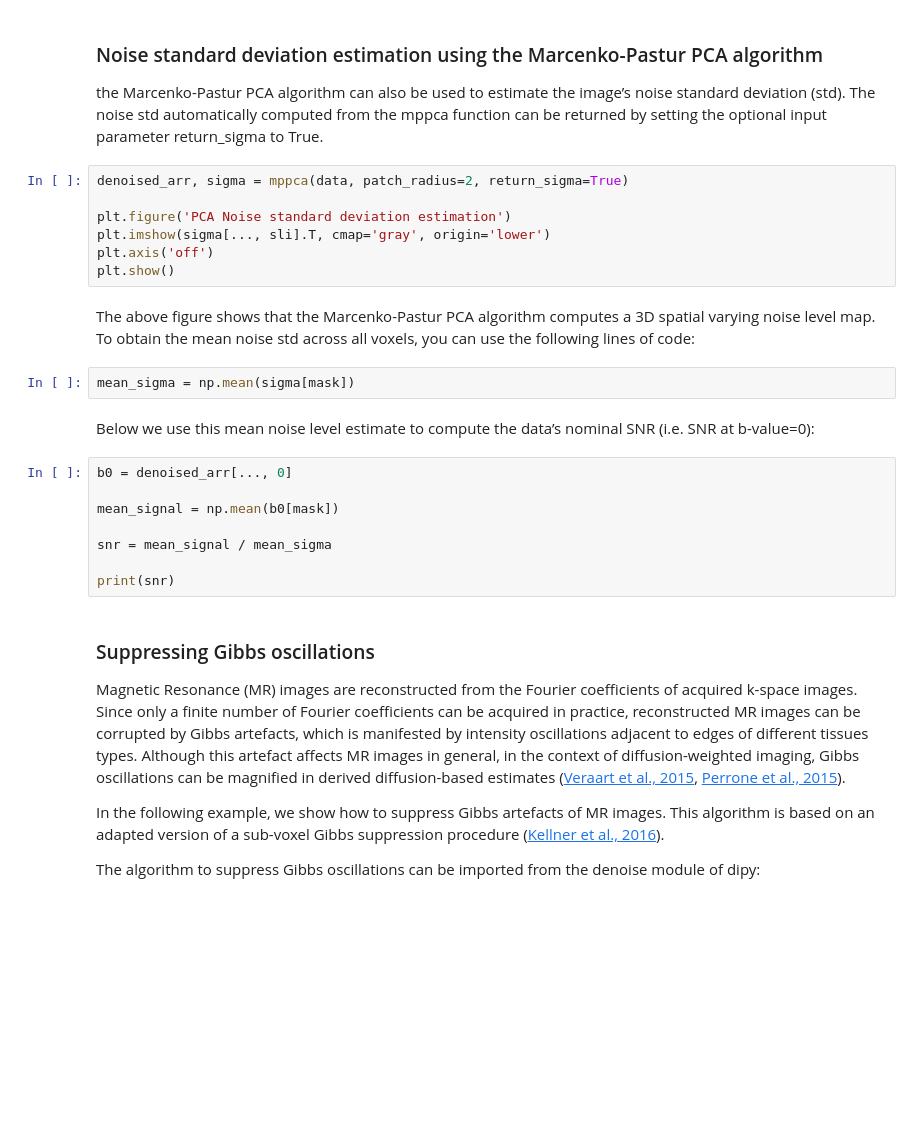
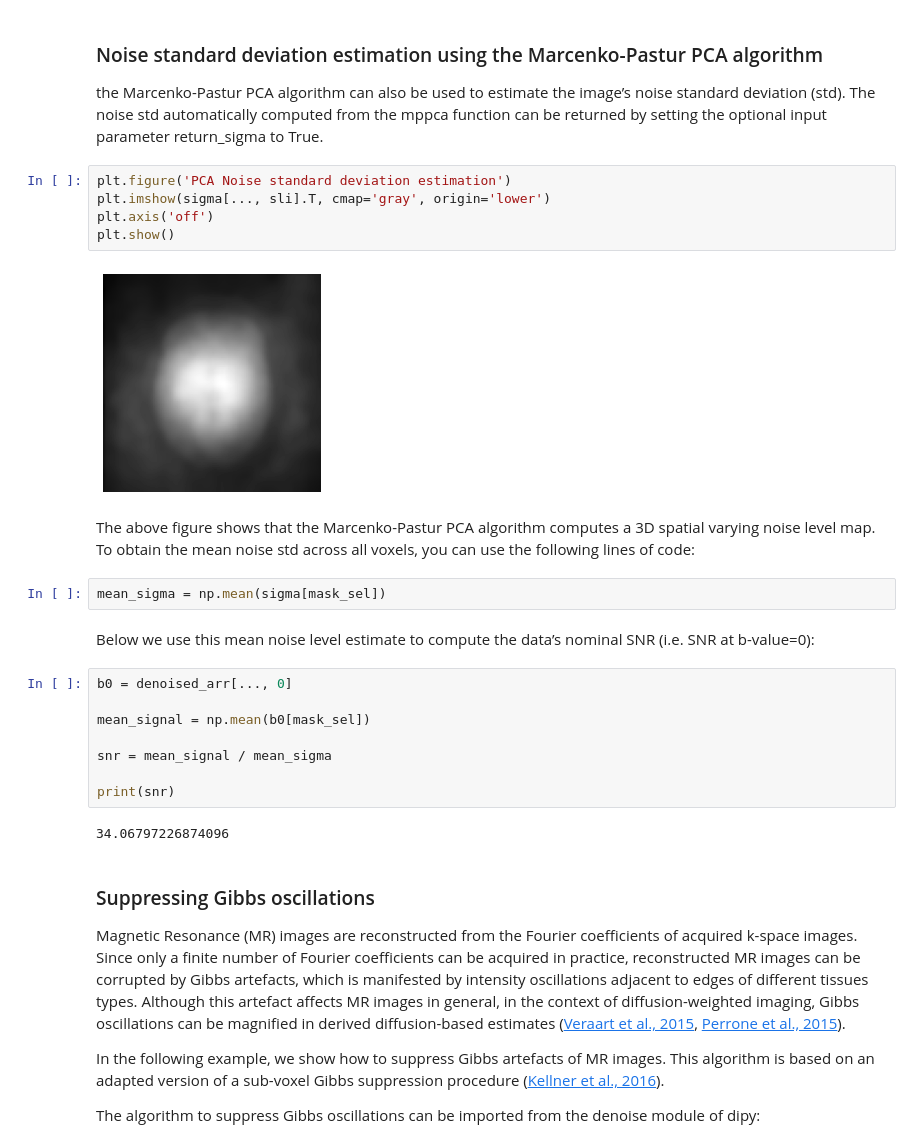
Before and after one commit to ritagnunes/GliMR_dMRIdemo, a Jupyter notebook: GliMR_dMRI_Demo.ipynb, the cells around one changed output. Saved outputs shown, nothing was run; the diff lists cells and outputs as text; blank space fills up the shorter version.

```diff
--- a/GliMR_dMRI_Demo.ipynb
+++ b/GliMR_dMRI_Demo.ipynb
@@ -520,26 +508,28 @@ print("The result saved in denoised_dki.png")
 ### Noise standard deviation estimation using the Marcenko-Pastur PCA algorithm
 the Marcenko-Pastur PCA algorithm can also be used to estimate the image’s noise standard deviation (std). The noise std automatically computed from the mppca function can be returned by setting the optional input parameter return_sigma to True.
 # %%
-denoised_arr, sigma = mppca(data, patch_radius=2, return_sigma=True)
-
 plt.figure('PCA Noise standard deviation estimation')
 plt.imshow(sigma[..., sli].T, cmap='gray', origin='lower')
 plt.axis('off')
 plt.show()
+# %% [output]
+[figure, added]
 # %% [markdown]
 The above figure shows that the Marcenko-Pastur PCA algorithm computes a 3D spatial varying noise level map. To obtain the mean noise std across all voxels, you can use the following lines of code:
 # %%
-mean_sigma = np.mean(sigma[mask])
+mean_sigma = np.mean(sigma[mask_sel])
 # %% [markdown]
 Below we use this mean noise level estimate to compute the data’s nominal SNR (i.e. SNR at b-value=0):
 # %%
 b0 = denoised_arr[..., 0]
 
-mean_signal = np.mean(b0[mask])
+mean_signal = np.mean(b0[mask_sel])
 
 snr = mean_signal / mean_sigma
 
 print(snr)
+# %% [output]
+34.06797226874096
 # %% [markdown]
 ### Suppressing Gibbs oscillations
 Magnetic Resonance (MR) images are reconstructed from the Fourier coefficients of acquired k-space images. Since only a finite number of Fourier coefficients can be acquired in practice, reconstructed MR images can be corrupted by Gibbs artefacts, which is manifested by intensity oscillations adjacent to edges of different tissues types. Although this artefact affects MR images in general, in the context of diffusion-weighted imaging, Gibbs oscillations can be magnified in derived diffusion-based estimates ([Veraart et al., 2015](https://doi.org/10.1002/mrm.25866), [Perrone et al., 2015](https://doi.org/10.1016/j.neuroimage.2015.06.068)).
```
Also changed, not shown: parts of 19 cells of this notebook.
